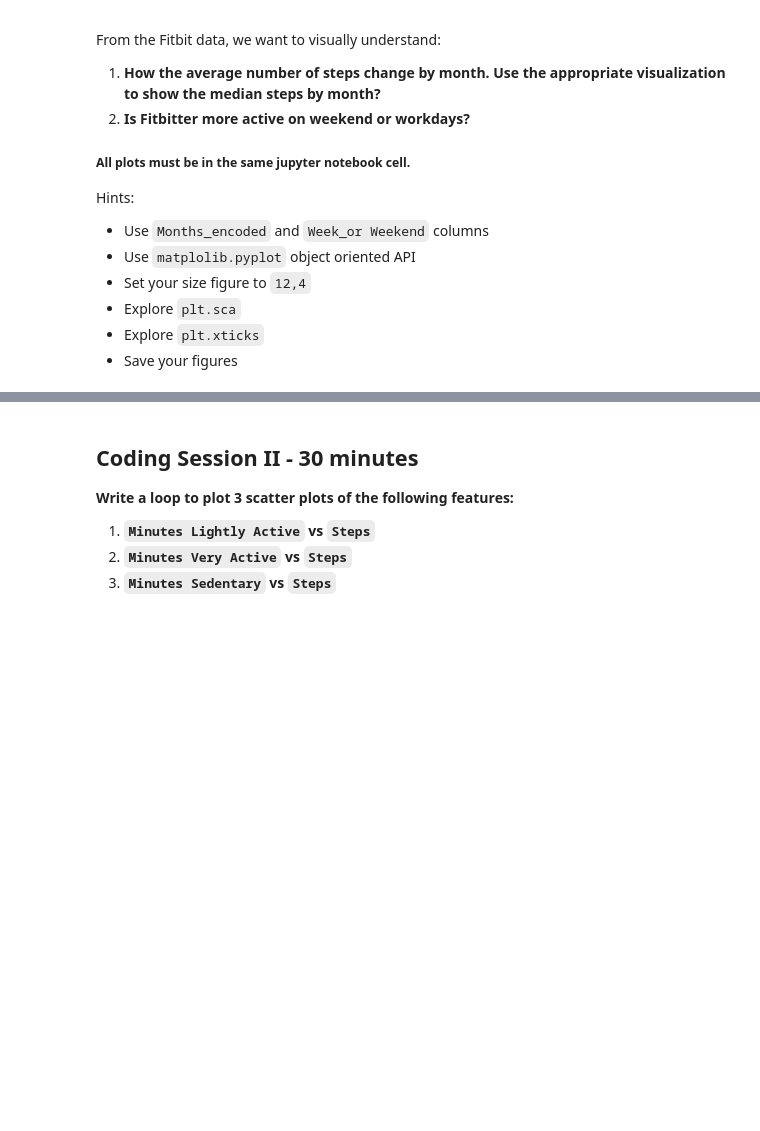
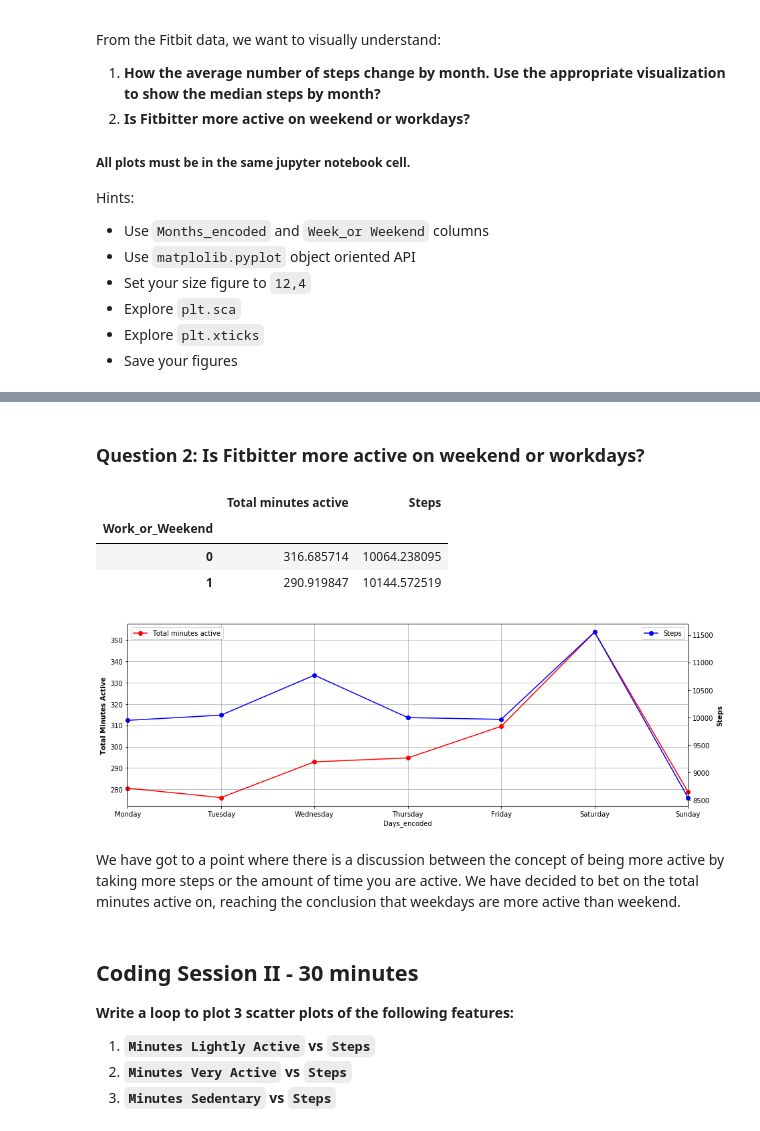
Before and after one commit to ironhack-datalabs/mad-oct-2018, a Jupyter notebook: module-2/lab-matplotlib-seaborn/your-code/challenge-2.ipynb, the cells around one changed output, grey strips where cells are left out. Saved outputs shown, nothing was run; the diff lists cells and outputs as text; code cells hidden in the pictures; blank space fills up the shorter version.

```diff
--- a/module-2/lab-matplotlib-seaborn/your-code/challenge-2.ipynb
+++ b/module-2/lab-matplotlib-seaborn/your-code/challenge-2.ipynb
@@ -51,3 +93,34 @@ Hints:
+# %% [markdown]
+### Question 2: Is Fitbitter more active on weekend or workdays?
+# %%
+activityPerWeekDay=fitbit.pivot_table(index="Work_or_Weekend", aggfunc=({"Steps":"mean", "Minutes Lightly Active":"mean", 'Minutes Fairly Active':"mean",'Minutes Very Active':"mean"}))
+activityPerWeekDay["Total minutes active"]=activityPerWeekDay["Minutes Lightly Active"]+activityPerWeekDay['Minutes Fairly Active']+activityPerWeekDay['Minutes Very Active']
+# %%
+activityPerWeekDay1=fitbit.pivot_table(index="Days_encoded", aggfunc=({"Steps":"mean", "Minutes Lightly Active":"mean", 'Minutes Fairly Active':"mean",'Minutes Very Active':"mean"}))
+activityPerWeekDay1["Total minutes active"]=activityPerWeekDay1["Minutes Lightly Active"]+activityPerWeekDay1['Minutes Fairly Active']+activityPerWeekDay1['Minutes Very Active']
+per_day=activityPerWeekDay1[["Total minutes active", "Steps"]]
+fig= plt.figure(figsize=(15,5))
+ax=plt.gca()
+per_day['Total minutes active'].plot(ax=ax,color='red',marker="o", clip_on=False)
+ax1=ax.twinx()
+per_day['Steps'].plot(ax=ax1,color='blue',marker="o", clip_on=False)
+ax.legend(loc='upper left')
+ax.set_xticks(range(0,7))
+ax.set_xticklabels(['Monday','Tuesday','Wednesday','Thursday','Friday','Saturday','Sunday'])
+ax.grid()
+ax.set_ylabel('Total Minutes Active',fontweight='bold')
+ax1.set_ylabel('Steps',fontweight='bold')
+ax1.legend(loc='upper right')
+ax.set_xlim(0,6)
+display(activityPerWeekDay[["Total minutes active", "Steps"]])
+# %% [output]
+|  | Total minutes active | Steps |
+| Work_or_Weekend |  |  |
+| 0 | 316.685714 | 10064.238095 |
+| 1 | 290.919847 | 10144.572519 |
+[figure, added]
+# %% [markdown]
+We have got to a point where there is a discussion between the concept of being more active by taking more steps or the amount of time you are active. We have decided to bet on the total minutes active on, reaching the conclusion that weekdays are more active than weekend.
 # %% [markdown]
 ## Coding Session II - 30 minutes
 
```
Also changed, not shown: parts of 7 cells of this notebook.
